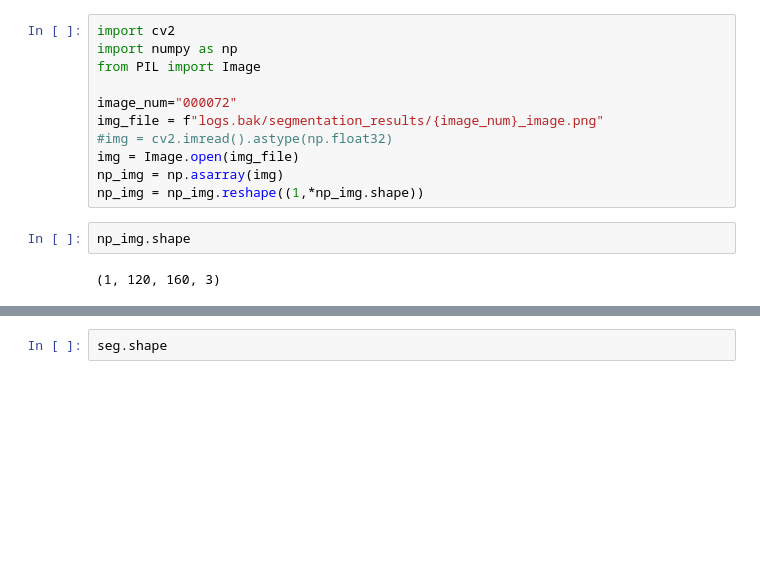
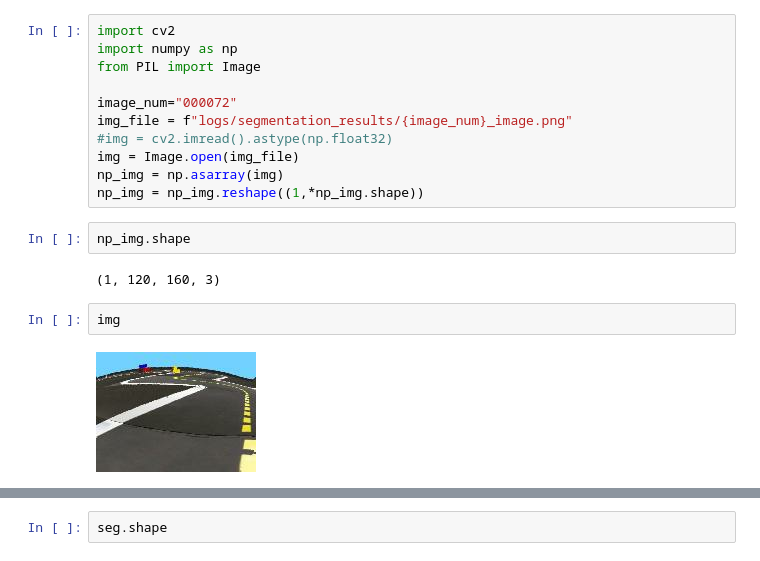
Before and after one commit to Nicola-Taddei/Duckietown-dataset-generator, a Jupyter notebook: infer_onnx.ipynb, the cells around one changed output, grey strips where cells are left out. Saved outputs shown, nothing was run; the diff lists cells and outputs as text; blank space fills up the shorter version.

```diff
--- a/infer_onnx.ipynb
+++ b/infer_onnx.ipynb
@@ -4,7 +4,7 @@ import numpy as np
 from PIL import Image
 
 image_num="000072"
-img_file = f"logs.bak/segmentation_results/{image_num}_image.png"
+img_file = f"logs/segmentation_results/{image_num}_image.png"
 #img = cv2.imread().astype(np.float32)
 img = Image.open(img_file)
 np_img = np.asarray(img)
@@ -13,6 +13,10 @@ np_img = np_img.reshape((1,*np_img.shape))
 np_img.shape
 # %% [output]
 (1, 120, 160, 3)
+# %%
+img
+# %% [output]
+[figure, added]
 # %%
 import onnxruntime as ort
 sess_ort = ort.InferenceSession("./output/segmentation.onnx")
```
Also changed, not shown: parts of 3 cells of this notebook, 4 other files.
